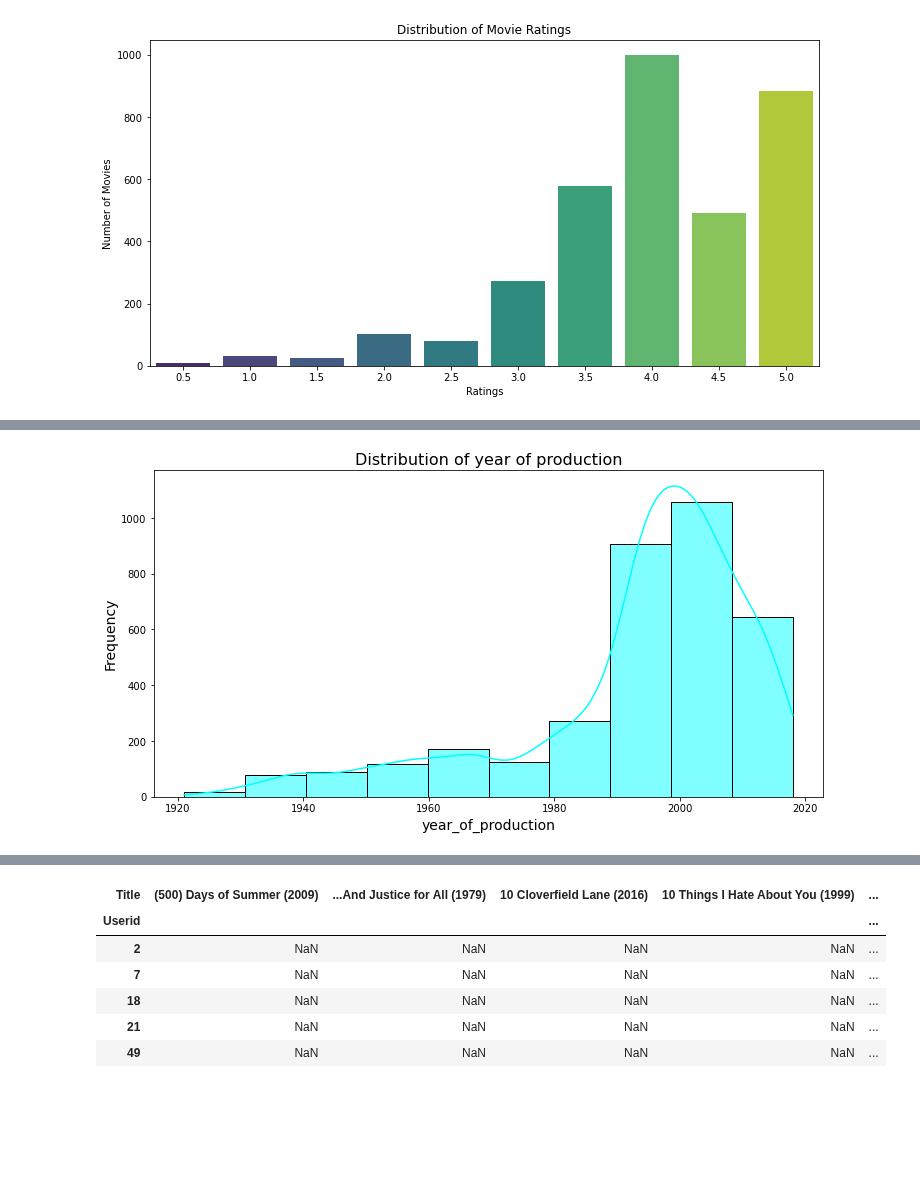
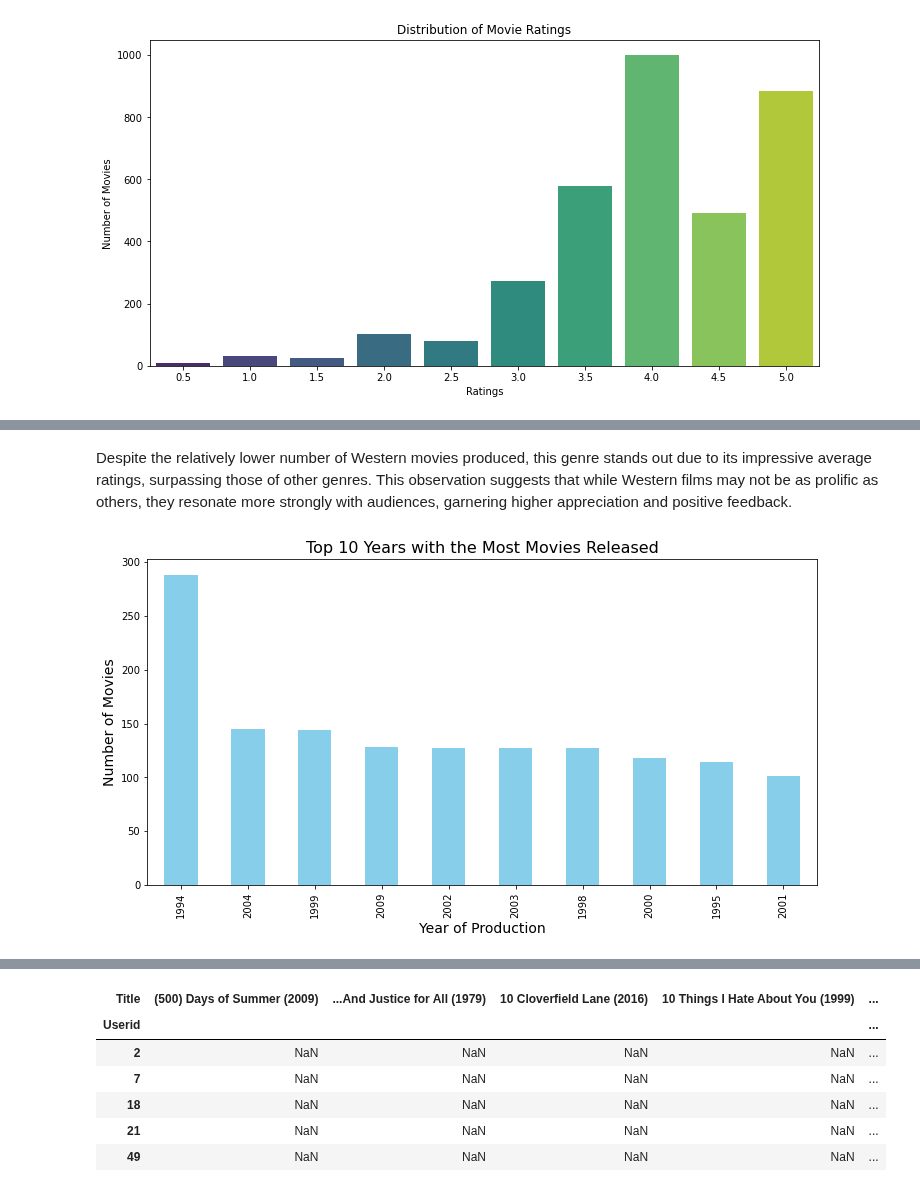
Before and after one commit to ruth-kitasi/Movielens-Recommendation-System, a Jupyter notebook: index.ipynb, the cells around one changed output, grey strips where cells are left out. Drawn from its saved outputs; the diff is of its cells as text; code cells hidden in the pictures; blank space fills up the shorter version.

```diff
--- a/index.ipynb
+++ b/index.ipynb
@@ -609,0 +711,12 @@ plot_rating_distribution(Movies_df)  # Display the rating distribution plot
+# %%
+# Split genres and calculate average ratings for each genre
+Movies_df['Genres_split'] = Movies_df['Genres'].str.split('|')
+genres_ratings = Movies_df.explode('Genres_split').groupby('Genres_split')['Rating'].mean()
+
+# Create a bar plot
+plt.figure(figsize=(16, 6))
+genres_ratings.sort_values(ascending=False).plot(kind='bar', color='cyan')
+plt.title('Average Ratings by Genre', fontsize=16)
+plt.xlabel('Genre', fontsize=14)
+plt.ylabel('Average Rating', fontsize=14)
+plt.show()
@@ -609,0 +725,9 @@ plot_rating_distribution(Movies_df)  # Display the rating distribution plot
+# %%
+# Split the genres into a list
+Movies_df['Genres_split'] = Movies_df['Genres'].str.split('|')
+
+# Explode the DataFrame to count each genre
+genre_counts = Movies_df.explode('Genres_split')['Genres_split'].value_counts()
+
+# Print the genre counts
+print(genre_counts)
@@ -610,14 +755,19 @@ plot_rating_distribution(Movies_df)  # Display the rating distribution plot
+# %% [markdown]
+Despite the relatively lower number of Western movies produced, this genre stands out due to its impressive average ratings, surpassing those of other genres. This observation suggests that while Western films may not be as prolific as others, they resonate more strongly with audiences, garnering higher appreciation and positive feedback.
 # %%
-# Create a histogram for the Rating feature
+# Group the dataset by 'year_of_production' and count the number of movies released each year
+movies_per_year = Movies_df['year_of_production'].value_counts().sort_values(ascending=False).head(10)
+
+# Create a bar plot for the top 10 years with the most movies released
 plt.figure(figsize=(12, 6))
-sns.histplot(Movies_df['year_of_production'], bins=10, kde=True, color='cyan')
+movies_per_year.plot(kind='bar', color='skyblue')
 
 # Add labels and title
-plt.title('Distribution of year of production', fontsize=16)
-plt.xlabel('year_of_production', fontsize=14)
-plt.ylabel('Frequency', fontsize=14)
+plt.title('Top 10 Years with the Most Movies Released', fontsize=16)
+plt.xlabel('Year of Production', fontsize=14)
+plt.ylabel('Number of Movies', fontsize=14)
 
-# Show the plot
+# Display the plot
 plt.show()
 # %% [output]
-[figure, old version]
+[figure, new version]
```
Also changed, not shown: parts of 66 cells of this notebook.
